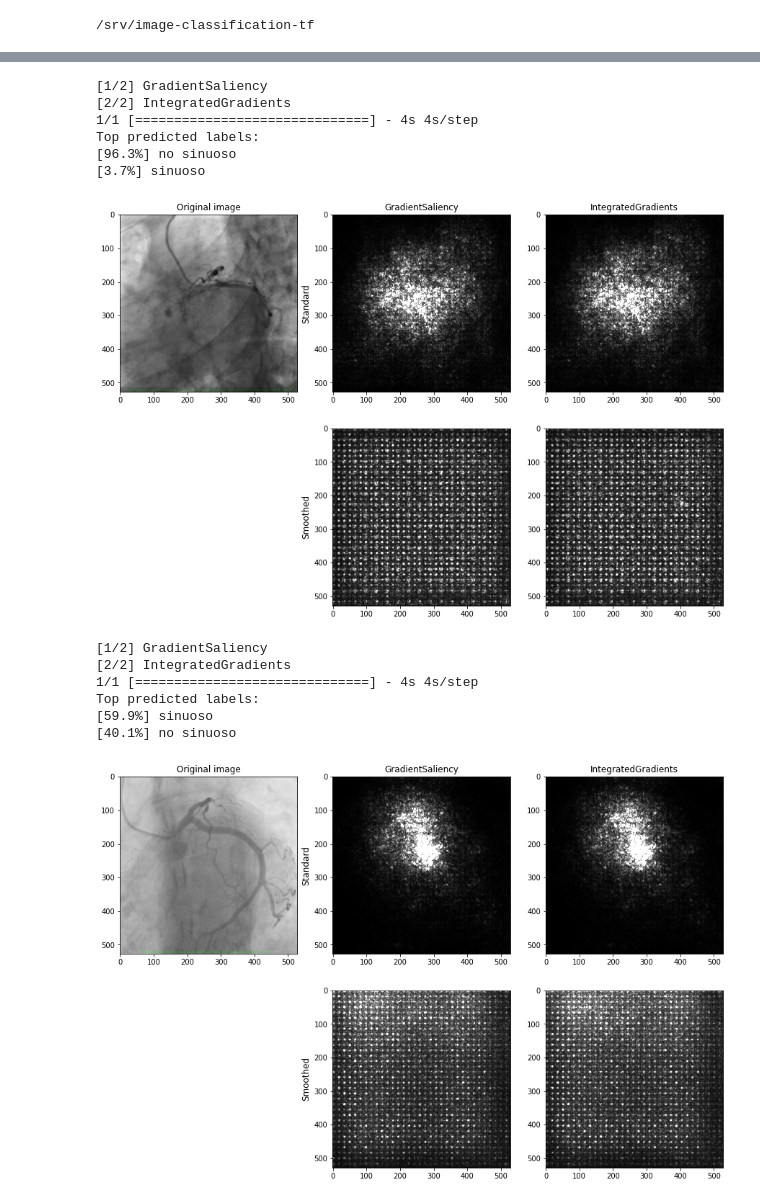
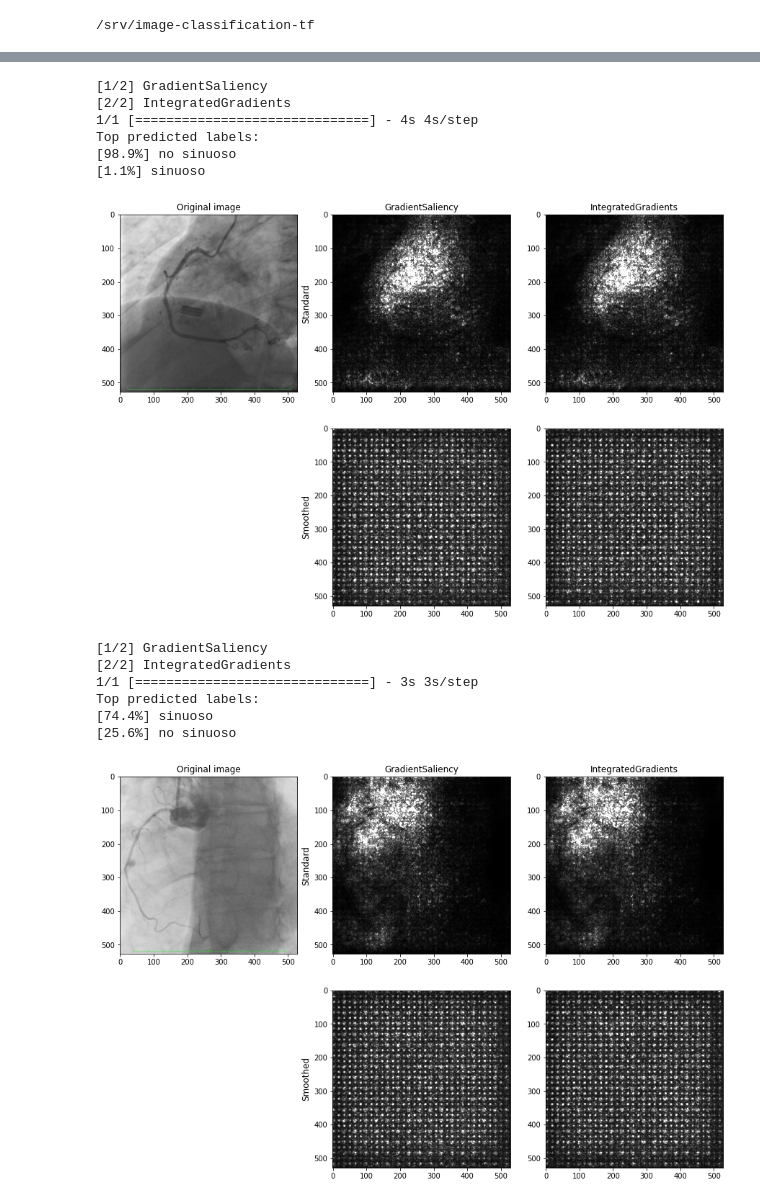
Before and after one commit to MiriamCobo/CoronaryArteries, a Jupyter notebook: notebooks/3.2-Saliency_maps-45.ipynb, the cells around one changed output, grey strips where cells are left out. Saved outputs shown, nothing was run; the diff lists cells and outputs as text; code cells hidden in the pictures.

```diff
--- a/notebooks/3.2-Saliency_maps-45.ipynb
+++ b/notebooks/3.2-Saliency_maps-45.ipynb
@@ -123,5 +123,5 @@ Top predicted labels:
 # %%
-FILEPATH = '/srv/datos/Tortuosos/3907/3907_spider_s.jpg'
+FILEPATH = '/srv/datos/Tortuosos/3907/3907_45_s.jpg'
 saliency_types = [GradientSaliency, IntegratedGradients]#, VisualBackprop] # --> VisualBackprop seems to give errors
 # https://stackoverflow.com/questions/52606751/invalidargumenterror-input-10-is-both-fed-and-fetched posible solucion al error
 
@@ -185,5 +185,5 @@ Top predicted labels:
 # %%
-FILEPATH = '/srv/datos/Tortuosos/10156/10156_spider_s.jpg'
+FILEPATH = '/srv/datos/Tortuosos/10156/10156_45_s.jpg'
 saliency_types = [GradientSaliency, IntegratedGradients]#, VisualBackprop] # --> VisualBackprop seems to give errors
 # https://stackoverflow.com/questions/52606751/invalidargumenterror-input-10-is-both-fed-and-fetched posible solucion al error
 
@@ -241,11 +241,11 @@ for j in range(pred_lab.shape[1]):
 [2/2] IntegratedGradients
 1/1 [==============================] - 4s 4s/step
 Top predicted labels:
-[96.3%] no sinuoso
-[3.7%] sinuoso
+[98.9%] no sinuoso
+[1.1%] sinuoso
-[figure, old version]
+[figure, new version]
 # %%
-FILEPATH = '/srv/datos/Tortuosos/3907/3907_spider_s.jpg'
+FILEPATH = '/srv/datos/Tortuosos/3907/3907_45_s.jpg'
 saliency_types = [GradientSaliency, IntegratedGradients]#, VisualBackprop] # --> VisualBackprop seems to give errors
 # https://stackoverflow.com/questions/52606751/invalidargumenterror-input-10-is-both-fed-and-fetched posible solucion al error
 
@@ -275,34 +275,34 @@ axs[0].set_title('Original image', fontsize=12)
 fig.delaxes(axs[1])
 axs = axs[2:]
 
 # Saliency maps
 axs[0].set_ylabel('Standard', fontsize=12)
 axs[1].set_ylabel('Smoothed', fontsize=12)
 for i, f in enumerate(saliency_types):
     print('[{}/{}] {}'.format(i+1, len(saliency_types), f.__name__))
     saliency_func = f(model)
 
     # Normal map
     mask = saliency_func.get_mask(img_arr)
     mask = np.sum(np.abs(mask), axis=2)
     axs[i*2].imshow(mask, cmap=plt.cm.gray, vmin=np.amin(mask), vmax=np.percentile(mask, 98))
     axs[i*2].set_title(saliency_func.__class__.__name__, fontsize=12)
 
     # Smoothgrad map
     mask = saliency_func.get_smoothed_mask(img_arr) # el error esta en get_smoothed_mask de visual_backprop
     mask = np.sum(np.abs(mask), axis=2)
     axs[i*2+1].imshow(mask, cmap=plt.cm.gray, vmin=np.amin(mask), vmax=np.percentile(mask, 98))
 
 # Print predicted labels
 pred_lab, pred_prob = predict(model, FILEPATH, conf, top_K=TOP_K)#, filemode='local')
 print('Top predicted labels:')
 for j in range(pred_lab.shape[1]):
     print('[{:.1f}%] {}'.format(pred_prob[0, j] * 100, class_names[pred_lab[0, j]]))
 # %% [output]
 [1/2] GradientSaliency
 [2/2] IntegratedGradients
-1/1 [==============================] - 4s 4s/step
+1/1 [==============================] - 3s 3s/step
 Top predicted labels:
-[59.9%] sinuoso
-[40.1%] no sinuoso
+[74.4%] sinuoso
+[25.6%] no sinuoso
-[figure, old version]
+[figure, new version]
```
Also changed, not shown: parts of 2 cells of this notebook, 2 other files.
